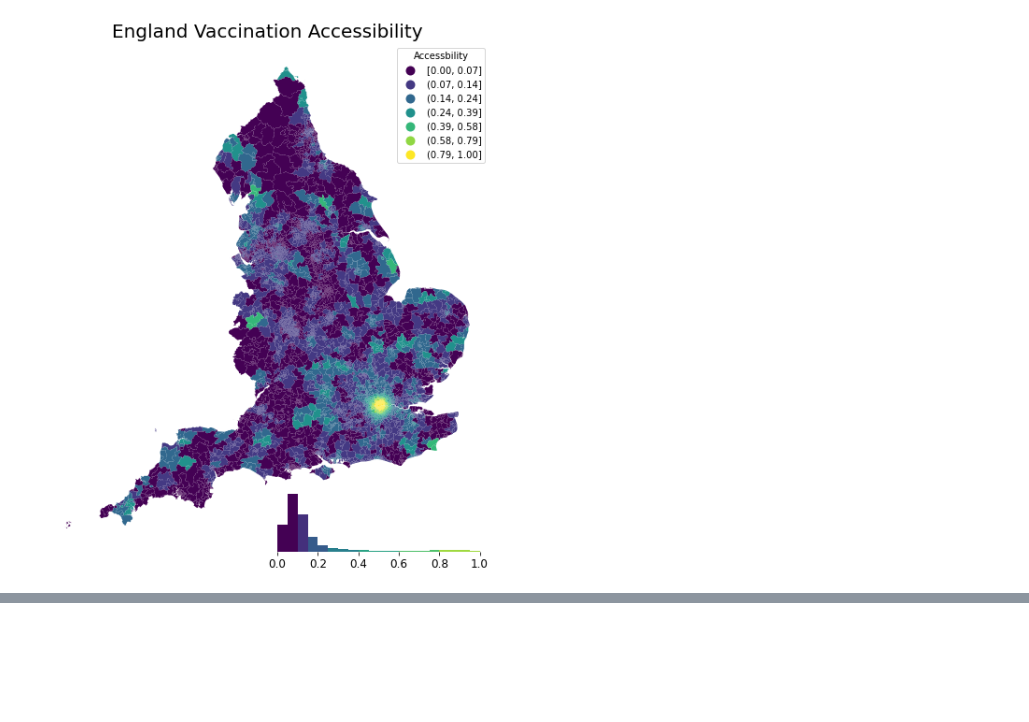
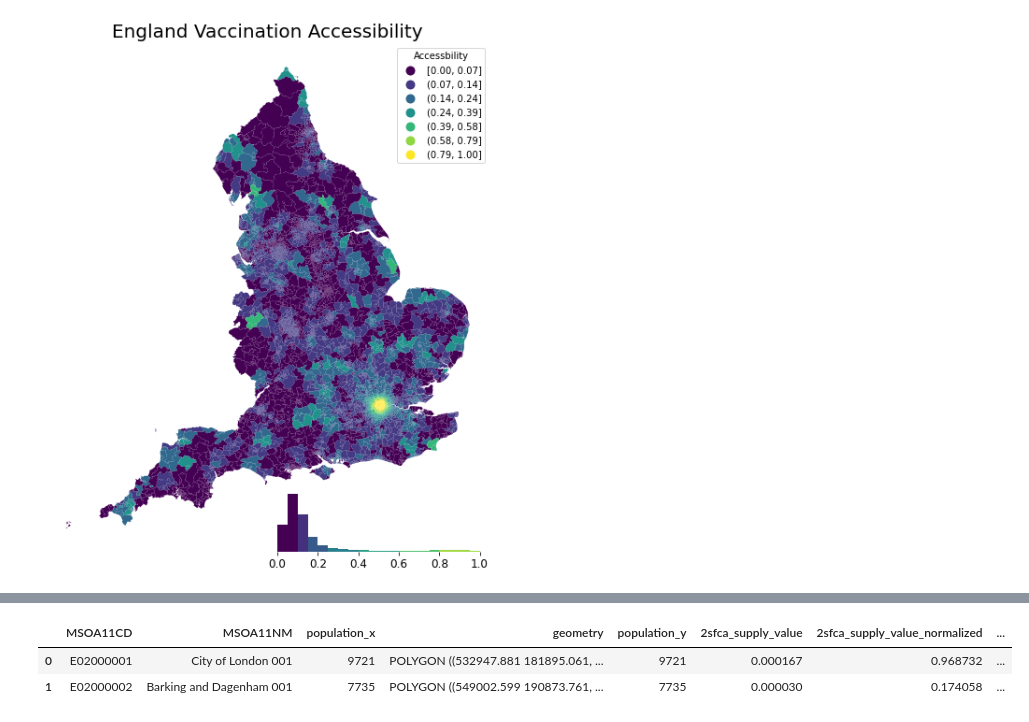
Before and after one commit to LingruFeng/dissertation, a Jupyter notebook: data_github/MSOA_test.ipynb, the cells around one changed output, grey strips where cells are left out. Cells and saved outputs as stored; diff of their text form; code cells hidden in the pictures; blank space fills up the shorter version.

```diff
--- a/data_github/MSOA_test.ipynb
+++ b/data_github/MSOA_test.ipynb
@@ -248,0 +271,7 @@ combo('2sfca_supply_value_normalized')
+# %%
+MSOA_fca['vaccination_percentage'] = MSOA_fca['total']/MSOA_fca['population_y']
+MSOA_fca.head(2)
+# %% [output]
+|  | MSOA11CD | MSOA11NM | population_x | geometry | population_y | 2sfca_supply_value | 2sfca_supply_value_normalized | ... |
+| 0 | E02000001 | City of London 001 | 9721 | POLYGON ((532947.881 181895.061, ... | 9721 | 0.000167 | 0.968732 | ... |
+| 1 | E02000002 | Barking and Dagenham 001 | 7735 | POLYGON ((549002.599 190873.761, ... | 7735 | 0.000030 | 0.174058 | ... |
```
Also changed, not shown: parts of 7 cells of this notebook.
